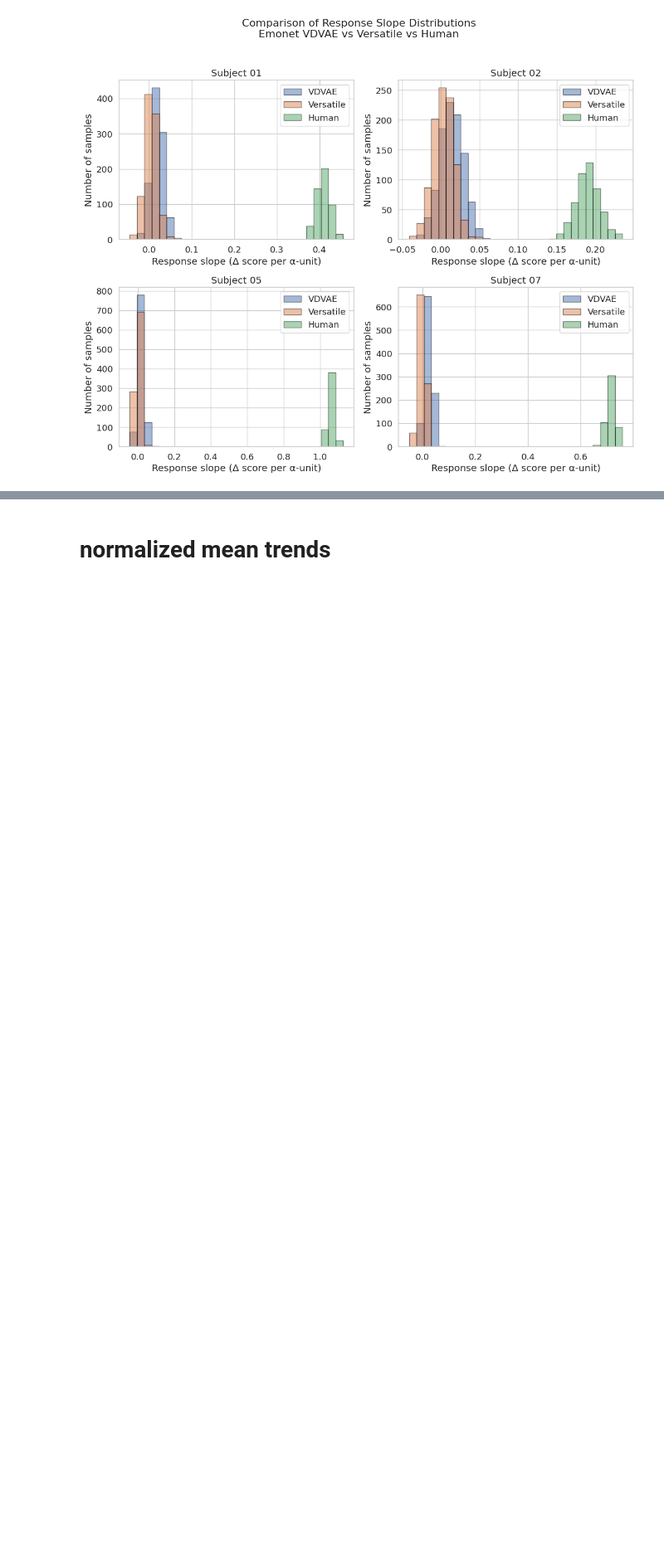
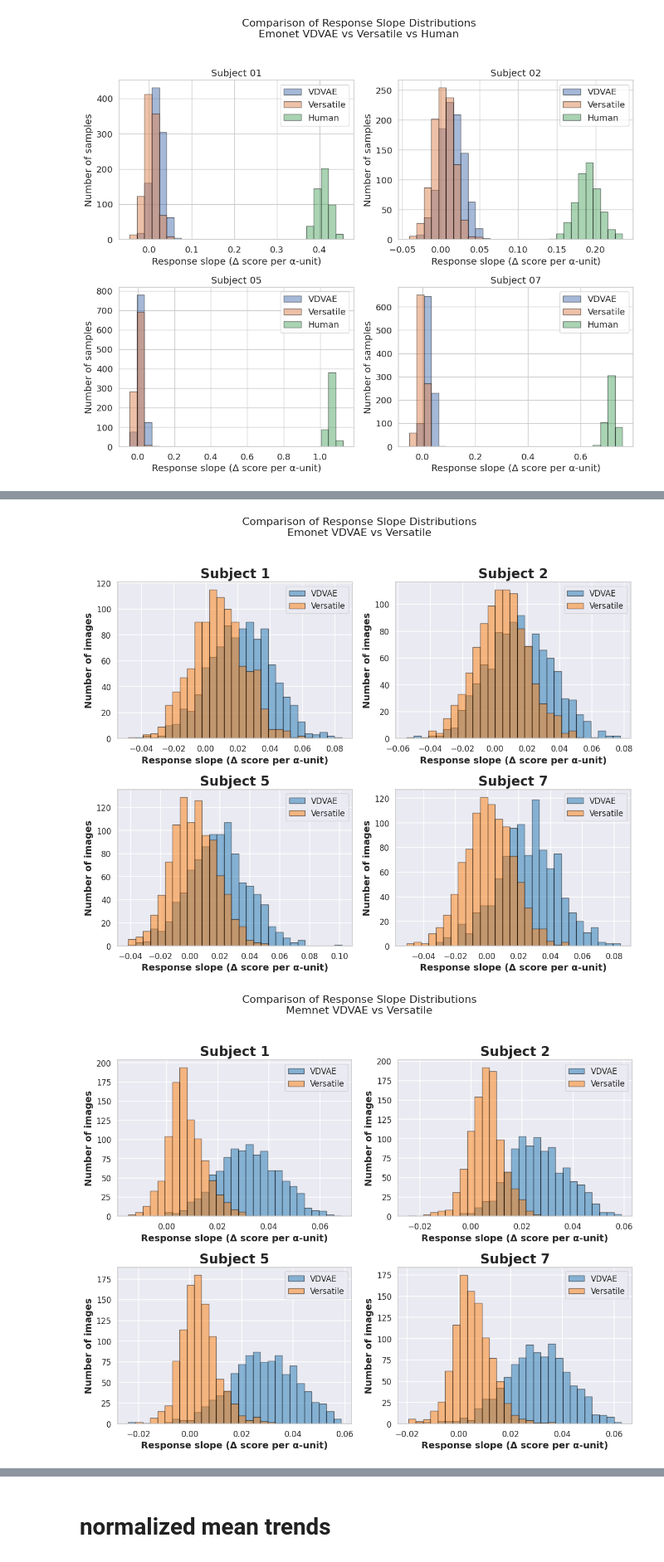
Before and after one commit to MarRoth93/Optimal-Neural-Engineering-of-Human-Cognitive-Experience, a Jupyter notebook: scripts/analysis/analyze_assessor_scores.ipynb, the cells around one changed output, grey strips where cells are left out. Shown at 83% size. Cells and saved outputs as stored; diff of their text form; code cells hidden in the pictures; blank space fills up the shorter version.

```diff
--- a/scripts/analysis/analyze_assessor_scores.ipynb
+++ b/scripts/analysis/analyze_assessor_scores.ipynb
@@ -841,0 +1054,66 @@ plt.show()
+# %%
+import pickle
+import numpy as np
+import matplotlib.pyplot as plt
+
+subjects = [1, 2, 5, 7]
+alphas = np.array([-3, -2, 0, 2, 3])
+
+# Loop over both networks
+for net in ['emonet', 'memnet']:
+    # One 2×2 figure per network
+    fig, axs = plt.subplots(2, 2, figsize=(12, 10))
+    axs = axs.flatten()
+
+    for idx, sub in enumerate(subjects):
+        # --- VDVAE ---
+        path_vdvae = f"/home/rothermm/brain-diffuser/results/assessor_scores/subj{sub:02d}/{net}_vdvae_sub{sub:02d}.pkl"
+        with open(path_vdvae, "rb") as f:
+            data_vdvae = pickle.load(f)
+        # build matrix [n_images × n_alphas]
+        scores_vdvae = np.vstack([data_vdvae[f"alpha_{int(a)}"] for a in alphas]).T
+        # slope per image
+        slopes_vdvae = np.array([
+            np.polyfit(alphas, scores_vdvae[i, :], 1)[0]
+            for i in range(scores_vdvae.shape[0])
+        ])
+
+        # --- Versatile ---
+        path_versatile = f"/home/rothermm/brain-diffuser/results/assessor_scores/subj{sub:02d}/{net}_versatile_sub{sub:02d}.pkl"
+        with open(path_versatile, "rb") as f:
+            data_versatile = pickle.load(f)
+        scores_versatile = np.vstack([data_versatile[f"alpha_{int(a)}"] for a in alphas]).T
+        slopes_versatile = np.array([
+            np.polyfit(alphas, scores_versatile[i, :], 1)[0]
+            for i in range(scores_versatile.shape[0])
+        ])
+
+        # shared bins
+        bins = np.linspace(
+            min(slopes_vdvae.min(), slopes_versatile.min()),
+            max(slopes_vdvae.max(), slopes_versatile.max()),
+            30
+        )
+
+        # plot
+        ax = axs[idx]
+        ax.hist(slopes_vdvae,    bins=bins, alpha=0.5, label="VDVAE",     edgecolor='black')
+        ax.hist(slopes_versatile,bins=bins, alpha=0.5, label="Versatile", edgecolor='black')
+        ax.set_title(f"Subject {sub}")
+        ax.set_xlabel("Response slope (Δ score per α‐unit)")
+        ax.set_ylabel("Number of images")
+        ax.legend()
+
+    # super‐title & layout
+    fig.suptitle(
+        f"Comparison of Response Slope Distributions\n"
+        f"{net.capitalize()} VDVAE vs Versatile",
+        fontsize=16
+    )
+    plt.tight_layout(rect=[0, 0, 1, 0.96])
+
+# finally show both figures
+plt.show()
+# %% [output]
+[figure, added]
+[figure, added]
```
Also changed, not shown: parts of 20 cells of this notebook.
